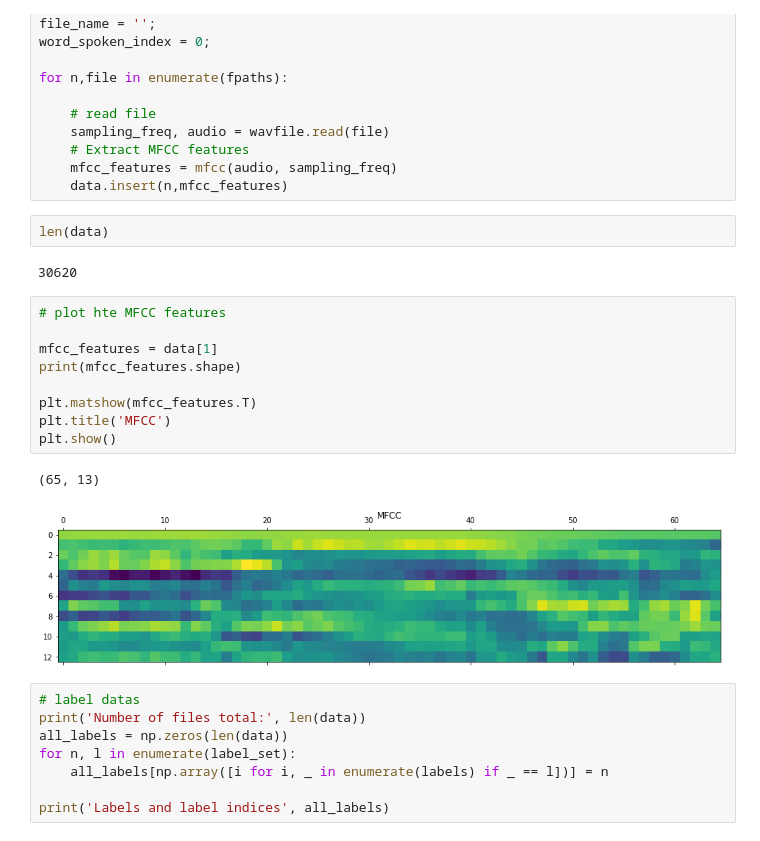
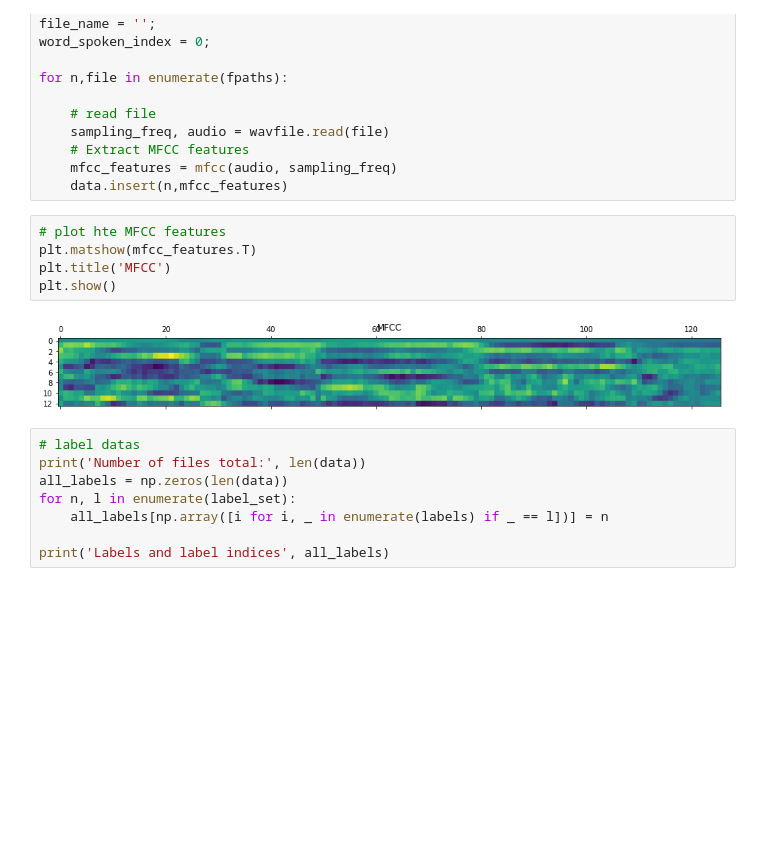
Before and after one commit to anaramirli/Single-Word-ASR, a Jupyter notebook: src/models/HMM_speech_recognizer.ipynb, the cells around one changed output. Cells and saved outputs as stored; diff of their text form; blank space fills up the shorter version.

```diff
--- a/src/models/HMM_speech_recognizer.ipynb
+++ b/src/models/HMM_speech_recognizer.ipynb
@@ -91,22 +102,13 @@ for n,file in enumerate(fpaths):
     # Extract MFCC features
     mfcc_features = mfcc(audio, sampling_freq)
     data.insert(n,mfcc_features)
-# %%
-len(data)
-# %% [output]
-30620
 # %%
 # plot hte MFCC features
-
-mfcc_features = data[1]
-print(mfcc_features.shape)
-
 plt.matshow(mfcc_features.T)
 plt.title('MFCC')
 plt.show()
 # %% [output]
-(65, 13)
-[figure, old version]
+[figure, new version]
 # %%
 # label datas
 print('Number of files total:', len(data))
```
Also changed, not shown: parts of 21 cells of this notebook, 9 other files.
